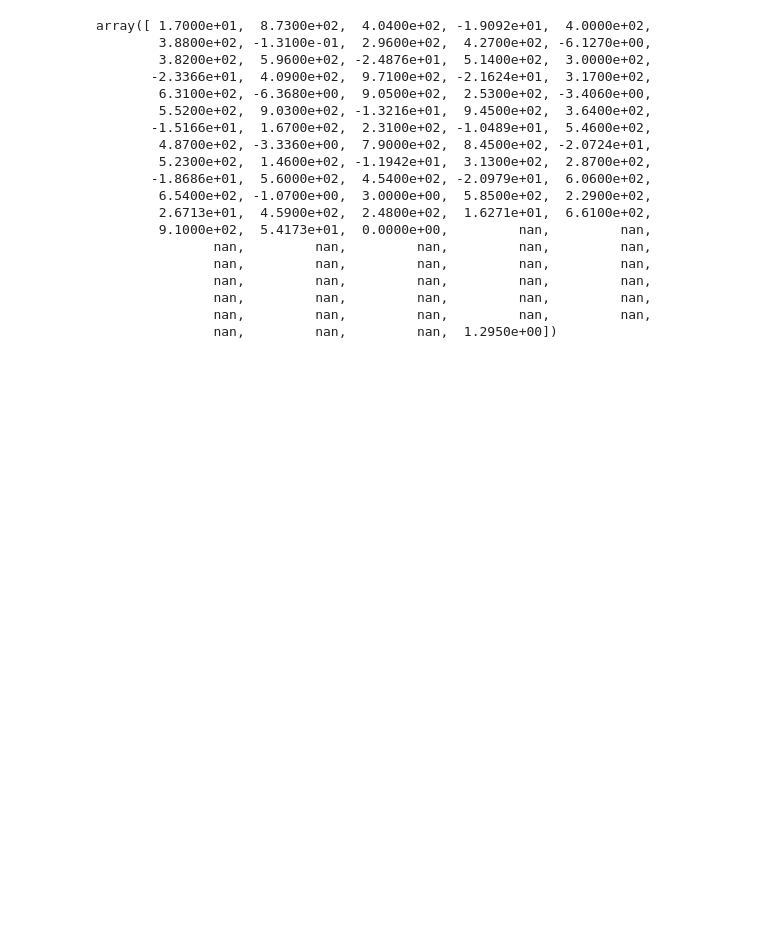
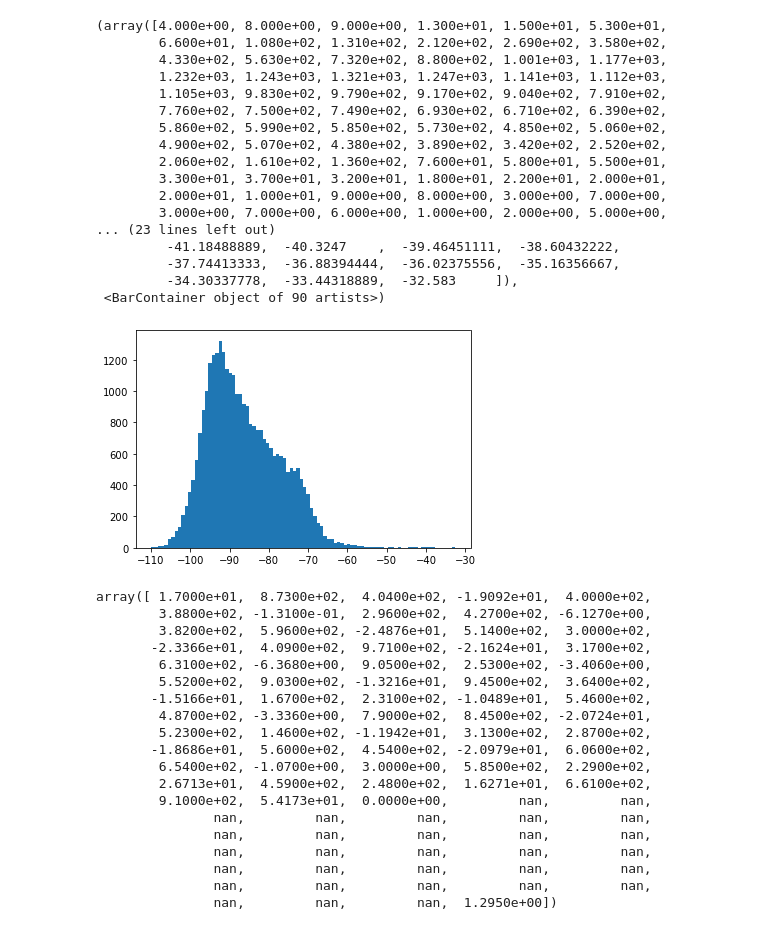
Before and after one commit to shahrokh765/MLSpectrumAllocation, a Jupyter notebook: CNN_transfer.ipynb, the cells around one changed output. Drawn from its saved outputs; the diff is of its cells as text; code cells hidden in the pictures; blank space fills up the shorter version.

```diff
--- a/CNN_transfer.ipynb
+++ b/CNN_transfer.ipynb
@@ -86,3 +85,24 @@ image_dir
+# %%
+plt.hist(data_reg[:, 0:1:sensors_num], bins='auto')
+# %% [output]
+(array([4.000e+00, 8.000e+00, 9.000e+00, 1.300e+01, 1.500e+01, 5.300e+01,
+        6.600e+01, 1.080e+02, 1.310e+02, 2.120e+02, 2.690e+02, 3.580e+02,
+        4.330e+02, 5.630e+02, 7.320e+02, 8.800e+02, 1.001e+03, 1.177e+03,
+        1.232e+03, 1.243e+03, 1.321e+03, 1.247e+03, 1.141e+03, 1.112e+03,
+        1.105e+03, 9.830e+02, 9.790e+02, 9.170e+02, 9.040e+02, 7.910e+02,
+        7.760e+02, 7.500e+02, 7.490e+02, 6.930e+02, 6.710e+02, 6.390e+02,
+        5.860e+02, 5.990e+02, 5.850e+02, 5.730e+02, 4.850e+02, 5.060e+02,
+        4.900e+02, 5.070e+02, 4.380e+02, 3.890e+02, 3.420e+02, 2.520e+02,
+        2.060e+02, 1.610e+02, 1.360e+02, 7.600e+01, 5.800e+01, 5.500e+01,
+        3.300e+01, 3.700e+01, 3.200e+01, 1.800e+01, 2.200e+01, 2.000e+01,
+        2.000e+01, 1.000e+01, 9.000e+00, 8.000e+00, 3.000e+00, 7.000e+00,
+        3.000e+00, 7.000e+00, 6.000e+00, 1.000e+00, 2.000e+00, 5.000e+00,
+... (23 lines left out)
+         -41.18488889,  -40.3247    ,  -39.46451111,  -38.60432222,
+         -37.74413333,  -36.88394444,  -36.02375556,  -35.16356667,
+         -34.30337778,  -33.44318889,  -32.583     ]),
+ <BarContainer object of 90 artists>)
+[figure, added]
 # %%
 # LOAD DATA
 num_columns = (sensors_num if sensors else max_pus_num * 3 + 1) + max_sus_num * 3 + 2
```
Also changed, not shown: parts of 47 cells of this notebook.
